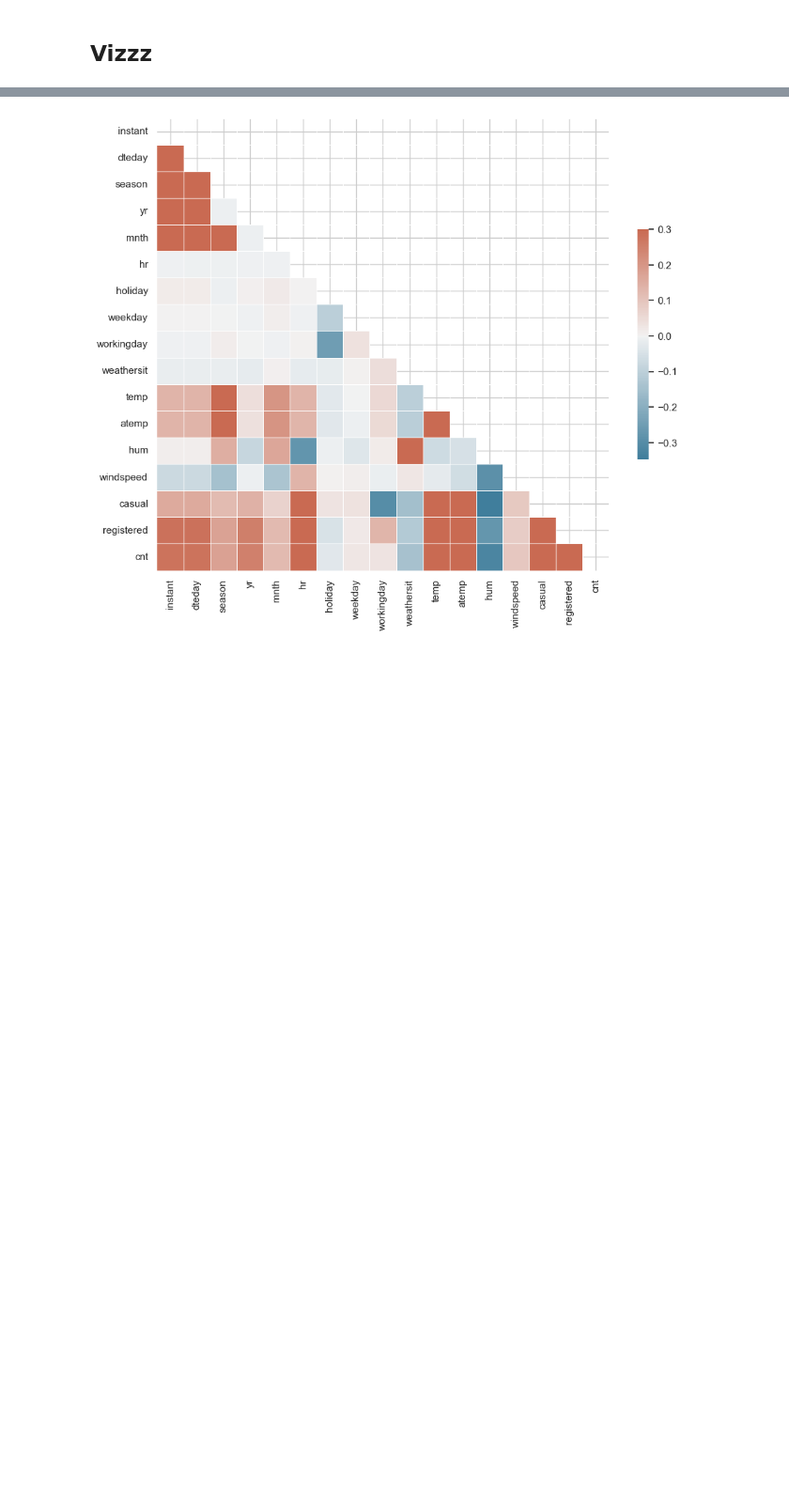
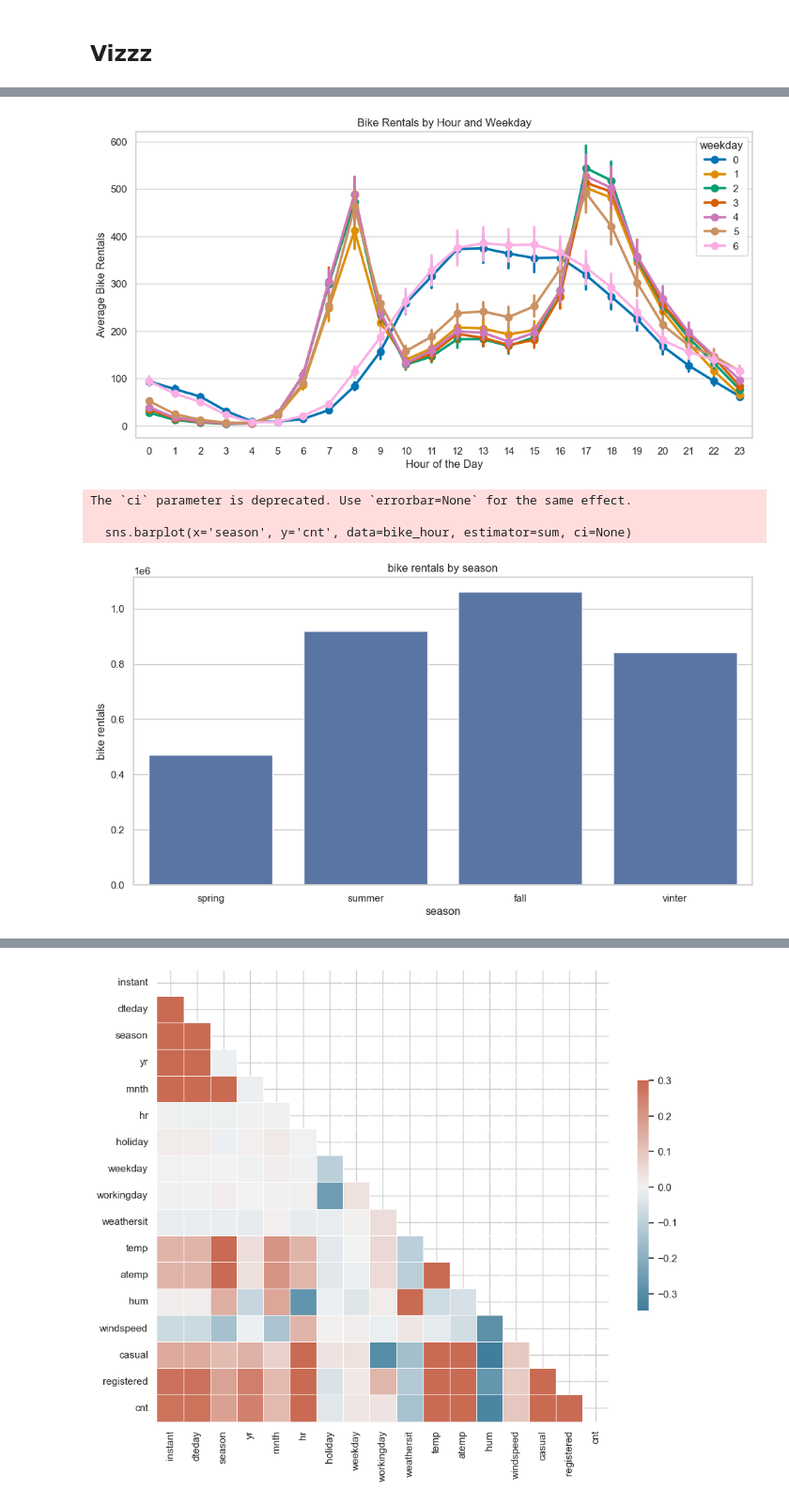
Before and after one commit to jorgenhw/DataSci-AU-24, a Jupyter notebook: nbs/class_01_JHW.ipynb, the cells around one changed output, grey strips where cells are left out. Shown: that part at 94% size. Saved outputs shown, nothing was run; the diff lists cells and outputs as text; code cells hidden in the pictures; blank space fills up the shorter version.

```diff
--- a/nbs/class_01_JHW.ipynb
+++ b/nbs/class_01_JHW.ipynb
@@ -226,0 +172,38 @@ The `ci` parameter is deprecated. Use `errorbar=None` for the same effect.
+# %%
+# converting the date column to datetime
+bike_hour["dteday"] = pd.to_datetime(bike_hour["dteday"])
+
+# Bike rentals by hour
+plt.figure(figsize=(12, 6))
+sns.pointplot(x='hr', y='cnt', data=bike_hour, hue='weekday', palette='colorblind')
+plt.title('Bike Rentals by Hour and Weekday')
+plt.xlabel('Hour of the Day')
+plt.ylabel('Average Bike Rentals')
+plt.show()
+
+# dataset with data from 2011
+
+
+# Bike rentals by season
+plt.figure(figsize=(12, 6))
+sns.barplot(x='season', y='cnt', data=bike_hour, estimator=sum, ci=None)
+plt.title('bike rentals by season')
+plt.xlabel('season')
+plt.ylabel('bike rentals')
+plt.xticks(ticks=[0, 1, 2, 3], labels=['spring', 'summer', 'fall', 'vinter'])
+plt.show()
+
+# Number of rentals according to the weather situation
+plt.figure(figsize=(12, 6))
+sns.countplot(x='weathersit', data=bike_hour)
+plt.title('Bike Rentals by Weather Situation')
+plt.xlabel('Weather Situation')
+plt.ylabel('Number of Rentals')
+plt.xticks(ticks=[0, 1, 2, 3], labels=['Clear', 'Mist', 'Light Snow/Rain', 'Heavy Rain/Snow'])
+plt.show()
+# %% [output]
+[figure, added]
+The `ci` parameter is deprecated. Use `errorbar=None` for the same effect.
+
+  sns.barplot(x='season', y='cnt', data=bike_hour, estimator=sum, ci=None)
+[figure, added]
```
Also changed, not shown: parts of 5 cells of this notebook, 1 other file.
